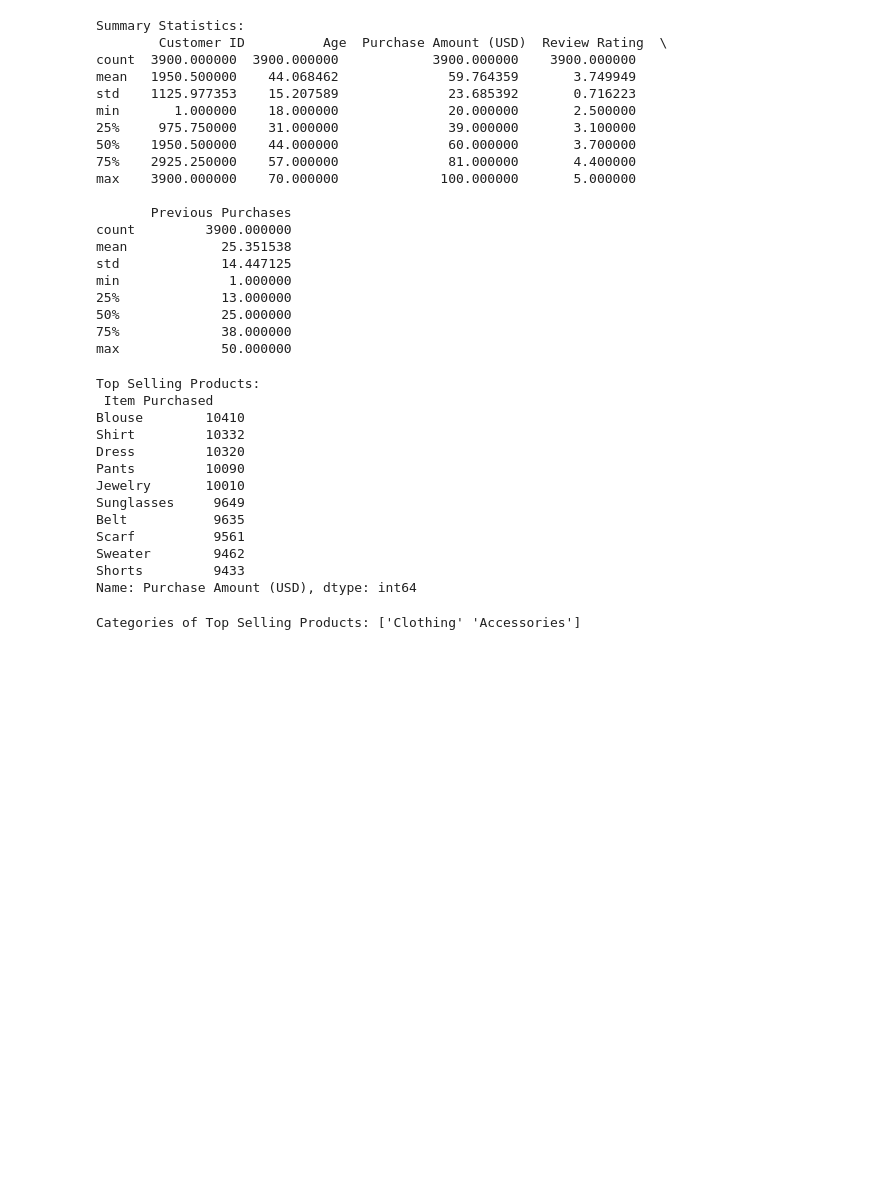
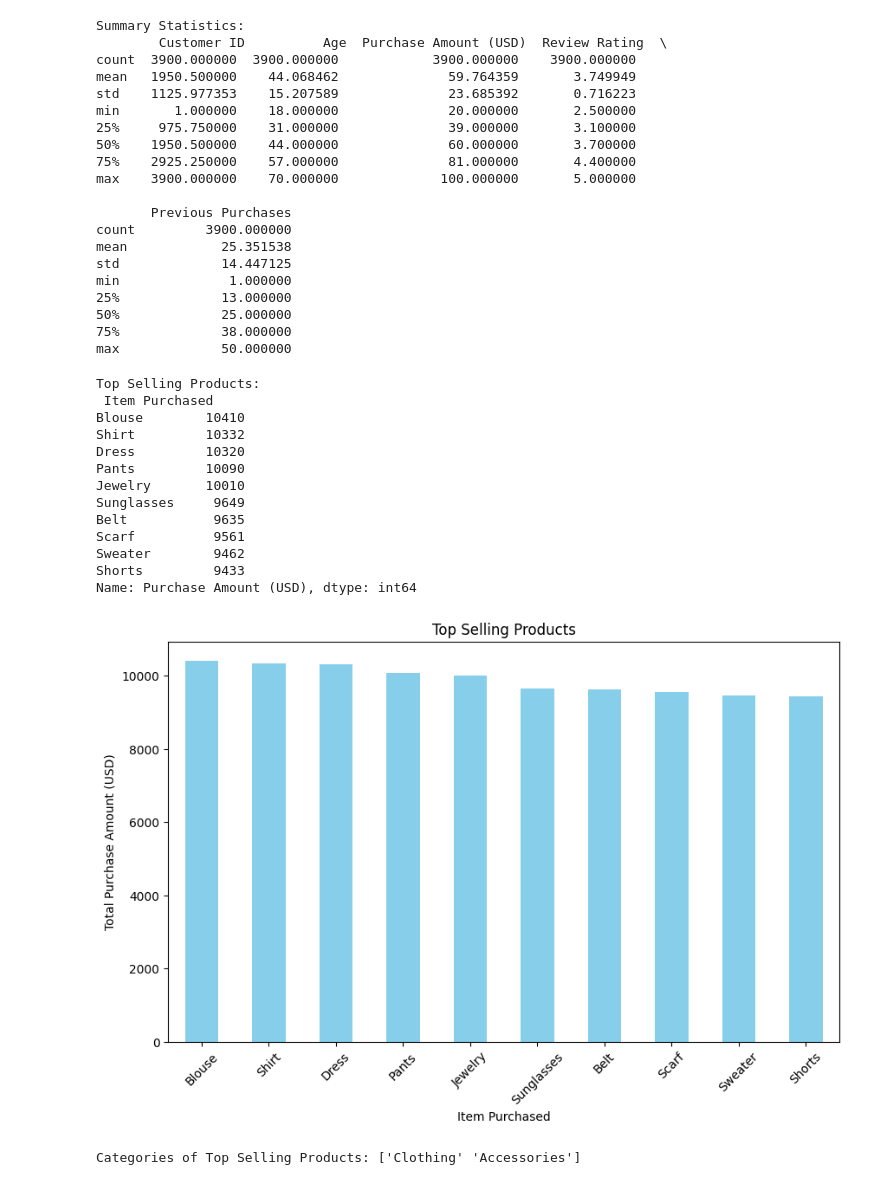
Before and after one commit to Sidhupaji-2004/Online-Retail-Transaction-Analysis, a Jupyter notebook: retail.ipynb, the cells around one changed output. Saved outputs shown, nothing was run; the diff lists cells and outputs as text; code cells hidden in the pictures; blank space fills up the shorter version.

```diff
--- a/retail.ipynb
+++ b/retail.ipynb
@@ -231,23 +231,33 @@ min              1.000000
 max             50.000000
 # %%
 product_sales = data.groupby('Item Purchased')['Purchase Amount (USD)'].sum().sort_values(ascending=False)
-# %%
-top_selling_products = product_sales.head(10)
-print("Top Selling Products:\n", top_selling_products)
-# %% [output]
-Top Selling Products:
- Item Purchased
-Blouse        10410
-Shirt         10332
-Dress         10320
-Pants         10090
-Jewelry       10010
-Sunglasses     9649
-Belt           9635
-Scarf          9561
-Sweater        9462
-Shorts         9433
-Name: Purchase Amount (USD), dtype: int64
+# %%
+top_selling_products = product_sales.head(10)
+print("Top Selling Products:\n", top_selling_products)
+
+# Plot top selling produts in a bar chart
+plt.figure(figsize=(10, 6))
+top_selling_products.plot(kind='bar', color='skyblue')
+plt.title('Top Selling Products')
+plt.xlabel('Item Purchased')
+plt.ylabel('Total Purchase Amount (USD)')
+plt.xticks(rotation=45)
+plt.show()
+# %% [output]
+Top Selling Products:
+ Item Purchased
+Blouse        10410
+Shirt         10332
+Dress         10320
+Pants         10090
+Jewelry       10010
+Sunglasses     9649
+Belt           9635
+Scarf          9561
+Sweater        9462
+Shorts         9433
+Name: Purchase Amount (USD), dtype: int64
+[figure, added]
 # %%
 top_selling_categories = data[data['Item Purchased'].isin(top_selling_products.index)]['Category'].unique()
 print("Categories of Top Selling Products:", top_selling_categories)
```
Also changed, not shown: parts of 2 cells of this notebook, 4 other files.
